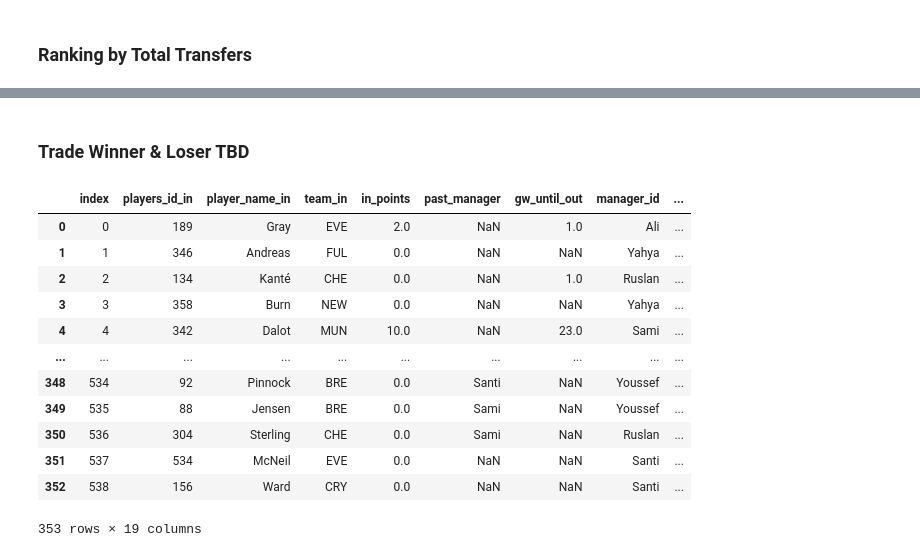
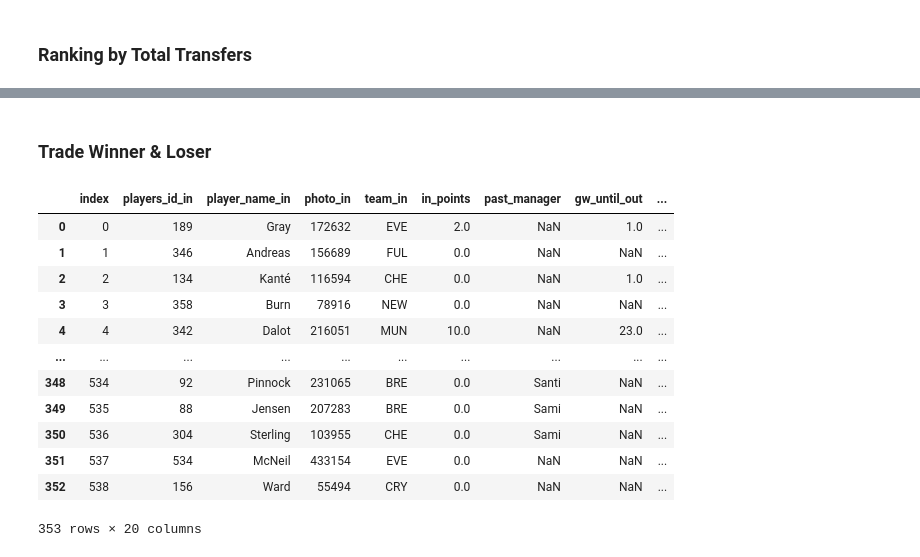
Before and after one commit to notvikke/master_2023, a Jupyter notebook: fpl/fpl_findings.ipynb, the cells around one changed output, grey strips where cells are left out. Cells and saved outputs as stored; diff of their text form; code cells hidden in the pictures.

```diff
--- a/fpl/fpl_findings.ipynb
+++ b/fpl/fpl_findings.ipynb
@@ -802,5 +771,5 @@ Name: transfer_id, dtype: int64
 # %% [markdown]
-### Trade Winner & Loser TBD
+### Trade Winner & Loser
 # %%
 #get how long a transfer stays at the club, and how long until someone signs him up again
 for indx, row in accepted.iterrows():
@@ -853,24 +822,24 @@ for indx, row in accepted.iterrows():
     accepted.loc[indx,"out_points"] = points_out
     accepted.loc[indx,"net_points"] = points_in - points_out
 # %%
-new_order = ['index', 'players_id_in', 'player_name_in', 'team_in', 'in_points', 'past_manager' , 'gw_until_out',
+new_order = ['index', 'players_id_in', 'player_name_in', 'photo_in','team_in', 'in_points', 'past_manager' , 'gw_until_out',
             'manager_id', 'gameweek', 'type', 'result', 'transfer_id', 'players_id_out',
             'player_name_out', 'team_out', 'out_points', "next_manager", 'gw_until_in', 'net_points']
 accepted = accepted.reindex(columns=new_order)
 accepted
 # %% [output]
-|  | index | players_id_in | player_name_in | team_in | in_points | past_manager | gw_until_out | manager_id | ... |
-| 0 | 0 | 189 | Gray | EVE | 2.0 | NaN | 1.0 | Ali | ... |
-| 1 | 1 | 346 | Andreas | FUL | 0.0 | NaN | NaN | Yahya | ... |
-| 2 | 2 | 134 | Kanté | CHE | 0.0 | NaN | 1.0 | Ruslan | ... |
-| 3 | 3 | 358 | Burn | NEW | 0.0 | NaN | NaN | Yahya | ... |
-| 4 | 4 | 342 | Dalot | MUN | 10.0 | NaN | 23.0 | Sami | ... |
+|  | index | players_id_in | player_name_in | photo_in | team_in | in_points | past_manager | gw_until_out | ... |
+| 0 | 0 | 189 | Gray | 172632 | EVE | 2.0 | NaN | 1.0 | ... |
+| 1 | 1 | 346 | Andreas | 156689 | FUL | 0.0 | NaN | NaN | ... |
+| 2 | 2 | 134 | Kanté | 116594 | CHE | 0.0 | NaN | 1.0 | ... |
+| 3 | 3 | 358 | Burn | 78916 | NEW | 0.0 | NaN | NaN | ... |
+| 4 | 4 | 342 | Dalot | 216051 | MUN | 10.0 | NaN | 23.0 | ... |
 | ... | ... | ... | ... | ... | ... | ... | ... | ... | ... |
-| 348 | 534 | 92 | Pinnock | BRE | 0.0 | Santi | NaN | Youssef | ... |
-| 349 | 535 | 88 | Jensen | BRE | 0.0 | Sami | NaN | Youssef | ... |
-| 350 | 536 | 304 | Sterling | CHE | 0.0 | Sami | NaN | Ruslan | ... |
-| 351 | 537 | 534 | McNeil | EVE | 0.0 | NaN | NaN | Santi | ... |
-| 352 | 538 | 156 | Ward | CRY | 0.0 | NaN | NaN | Santi | ... |
+| 348 | 534 | 92 | Pinnock | 231065 | BRE | 0.0 | Santi | NaN | ... |
+| 349 | 535 | 88 | Jensen | 207283 | BRE | 0.0 | Sami | NaN | ... |
+| 350 | 536 | 304 | Sterling | 103955 | CHE | 0.0 | Sami | NaN | ... |
+| 351 | 537 | 534 | McNeil | 433154 | EVE | 0.0 | NaN | NaN | ... |
+| 352 | 538 | 156 | Ward | 55494 | CRY | 0.0 | NaN | NaN | ... |
-353 rows × 19 columns
+353 rows × 20 columns
 # %%
 def get_transfer(data):
```
Also changed, not shown: parts of 13 cells of this notebook, 4 other files.
